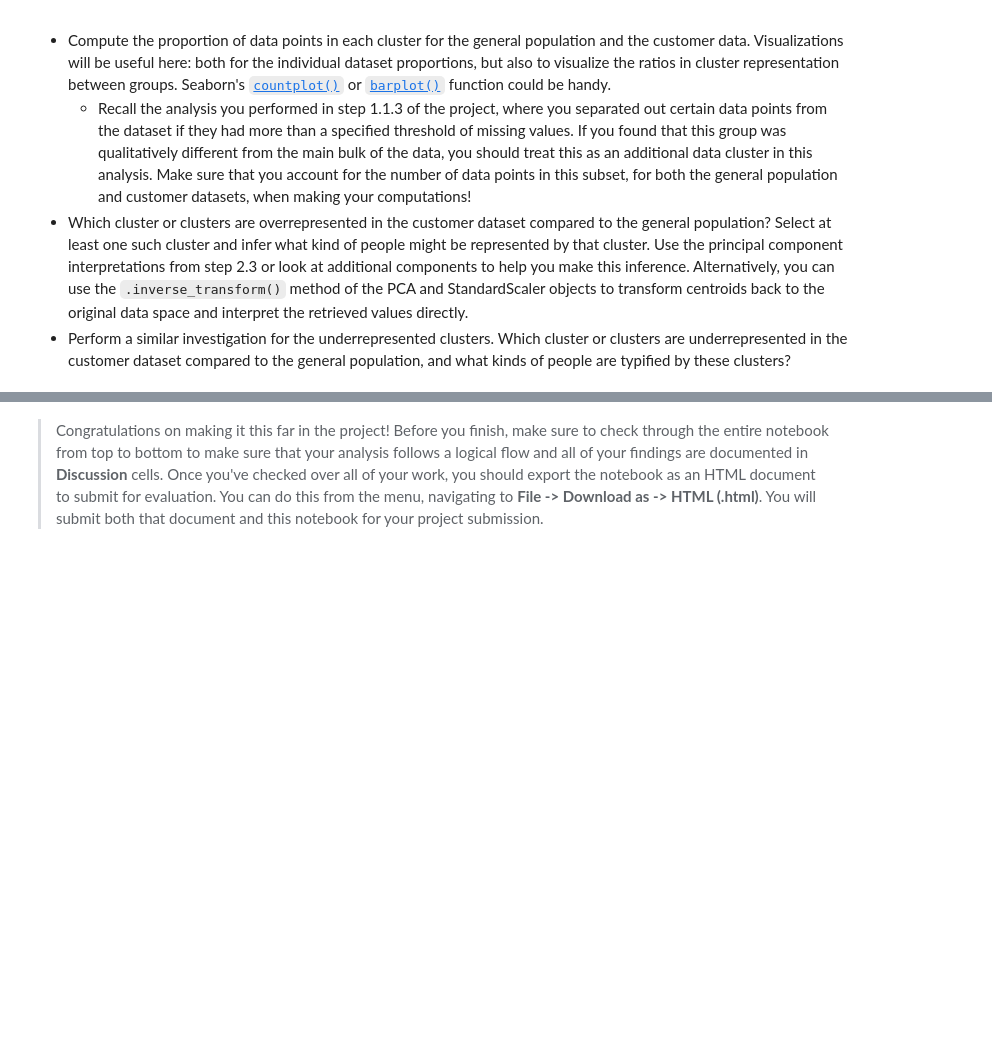
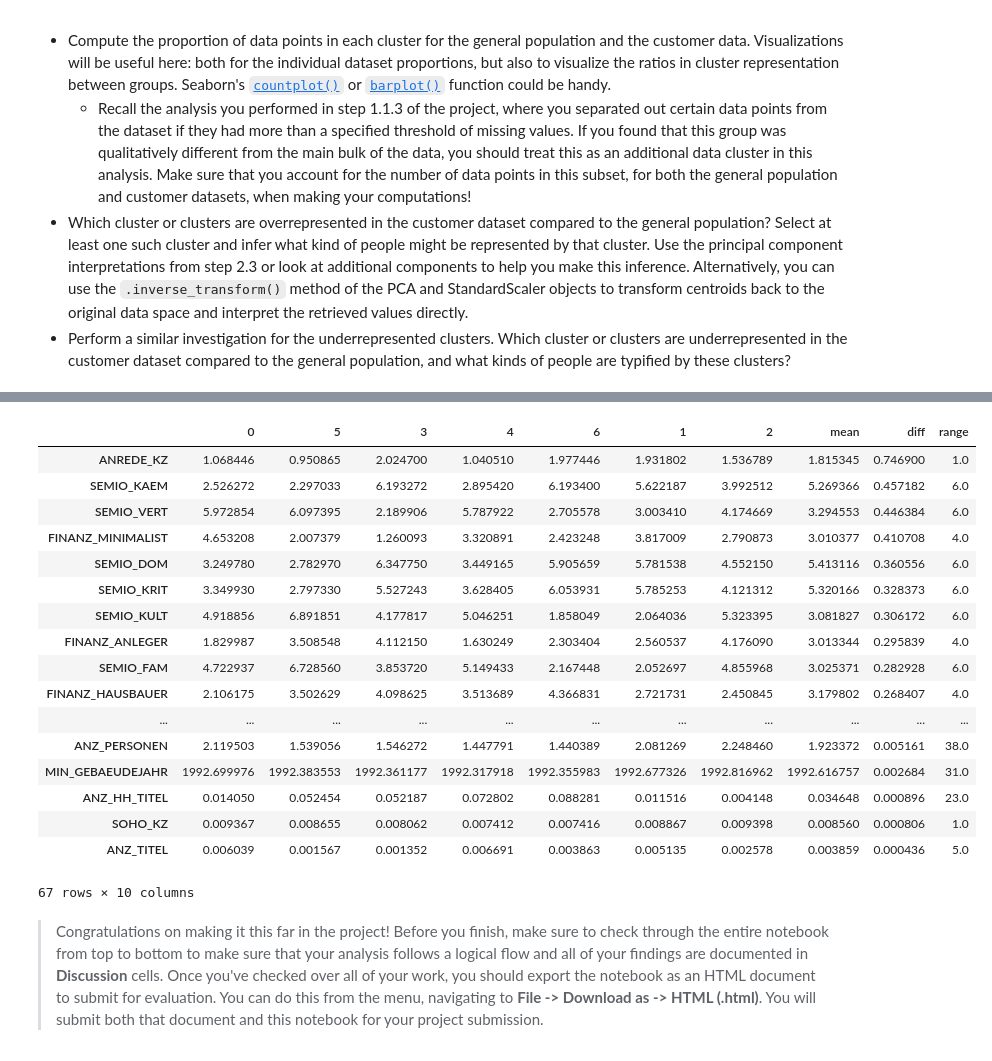
Before and after one commit to immbaur/IntroToML-Unsupervised-Learning, a Jupyter notebook: Identify_Customer_Segments.ipynb, the cells around one changed output, grey strips where cells are left out. Cells and saved outputs as stored; diff of their text form; code cells hidden in the pictures; blank space fills up the shorter version.

```diff
--- a/Identify_Customer_Segments.ipynb
+++ b/Identify_Customer_Segments.ipynb
@@ -1032,2 +1271,41 @@ Take a look at the following points in this step:
+# %%
+# get valid range of every attribute
+upper_global = pd.concat([customers_processed.max(axis=0), azdias_processed.max(axis=0)], axis=1).max(axis=1)
+lower_global = pd.concat([customers_processed.min(axis=0), azdias_processed.min(axis=0)], axis=1).min(axis=1)
+attribute_range = upper_global - lower_global
+# %%
+analytis_df = pd.DataFrame(index = customers_processed.columns)
+
+# derive the attributes from the clusters, sorted by customer_population_proportion
+analytis_df = pd.DataFrame(data=np.transpose(scaler.inverse_transform(pca_30.inverse_transform(model_kmeans_7.cluster_centers_))), index = customers_processed.columns, columns=customer_population_proportion.index)
+# %%
+# mean of attribute weigts of the lowest represented 3 clusters
+analytis_df['mean'] = analytics.iloc[:, 4:7].mean(axis = 1)
+# %%
+# attribute difference between overrepresented and the three underrepresented clusters, in respect to the attribute range
+analytis_df['diff'] = abs(analytics.iloc[:, 0] - analytics['mean']) / attribute_range
+analytis_df['range'] = attribute_range
+# %%
+# print list and sort by highest attribute difference between overrepresented and the three underrepresented clusters
+analytis_df.sort_values(by='diff', ascending=False)
+# %% [output]
+|  | 0 | 5 | 3 | 4 | 6 | 1 | 2 | mean | diff | range |
+| ANREDE_KZ | 1.068446 | 0.950865 | 2.024700 | 1.040510 | 1.977446 | 1.931802 | 1.536789 | 1.815345 | 0.746900 | 1.0 |
+| SEMIO_KAEM | 2.526272 | 2.297033 | 6.193272 | 2.895420 | 6.193400 | 5.622187 | 3.992512 | 5.269366 | 0.457182 | 6.0 |
+| SEMIO_VERT | 5.972854 | 6.097395 | 2.189906 | 5.787922 | 2.705578 | 3.003410 | 4.174669 | 3.294553 | 0.446384 | 6.0 |
+| FINANZ_MINIMALIST | 4.653208 | 2.007379 | 1.260093 | 3.320891 | 2.423248 | 3.817009 | 2.790873 | 3.010377 | 0.410708 | 4.0 |
+| SEMIO_DOM | 3.249780 | 2.782970 | 6.347750 | 3.449165 | 5.905659 | 5.781538 | 4.552150 | 5.413116 | 0.360556 | 6.0 |
+| SEMIO_KRIT | 3.349930 | 2.797330 | 5.527243 | 3.628405 | 6.053931 | 5.785253 | 4.121312 | 5.320166 | 0.328373 | 6.0 |
+| SEMIO_KULT | 4.918856 | 6.891851 | 4.177817 | 5.046251 | 1.858049 | 2.064036 | 5.323395 | 3.081827 | 0.306172 | 6.0 |
+| FINANZ_ANLEGER | 1.829987 | 3.508548 | 4.112150 | 1.630249 | 2.303404 | 2.560537 | 4.176090 | 3.013344 | 0.295839 | 4.0 |
+| SEMIO_FAM | 4.722937 | 6.728560 | 3.853720 | 5.149433 | 2.167448 | 2.052697 | 4.855968 | 3.025371 | 0.282928 | 6.0 |
+| FINANZ_HAUSBAUER | 2.106175 | 3.502629 | 4.098625 | 3.513689 | 4.366831 | 2.721731 | 2.450845 | 3.179802 | 0.268407 | 4.0 |
+| ... | ... | ... | ... | ... | ... | ... | ... | ... | ... | ... |
+| ANZ_PERSONEN | 2.119503 | 1.539056 | 1.546272 | 1.447791 | 1.440389 | 2.081269 | 2.248460 | 1.923372 | 0.005161 | 38.0 |
+| MIN_GEBAEUDEJAHR | 1992.699976 | 1992.383553 | 1992.361177 | 1992.317918 | 1992.355983 | 1992.677326 | 1992.816962 | 1992.616757 | 0.002684 | 31.0 |
+| ANZ_HH_TITEL | 0.014050 | 0.052454 | 0.052187 | 0.072802 | 0.088281 | 0.011516 | 0.004148 | 0.034648 | 0.000896 | 23.0 |
+| SOHO_KZ | 0.009367 | 0.008655 | 0.008062 | 0.007412 | 0.007416 | 0.008867 | 0.009398 | 0.008560 | 0.000806 | 1.0 |
+| ANZ_TITEL | 0.006039 | 0.001567 | 0.001352 | 0.006691 | 0.003863 | 0.005135 | 0.002578 | 0.003859 | 0.000436 | 5.0 |
+67 rows × 10 columns
 # %% [markdown]
 > Congratulations on making it this far in the project! Before you finish, make sure to check through the entire notebook from top to bottom to make sure that your analysis follows a logical flow and all of your findings are documented in **Discussion** cells. Once you've checked over all of your work, you should export the notebook as an HTML document to submit for evaluation. You can do this from the menu, navigating to **File -> Download as -> HTML (.html)**. You will submit both that document and this notebook for your project submission.
```
Also changed, not shown: parts of 29 cells of this notebook, 1 other file.
